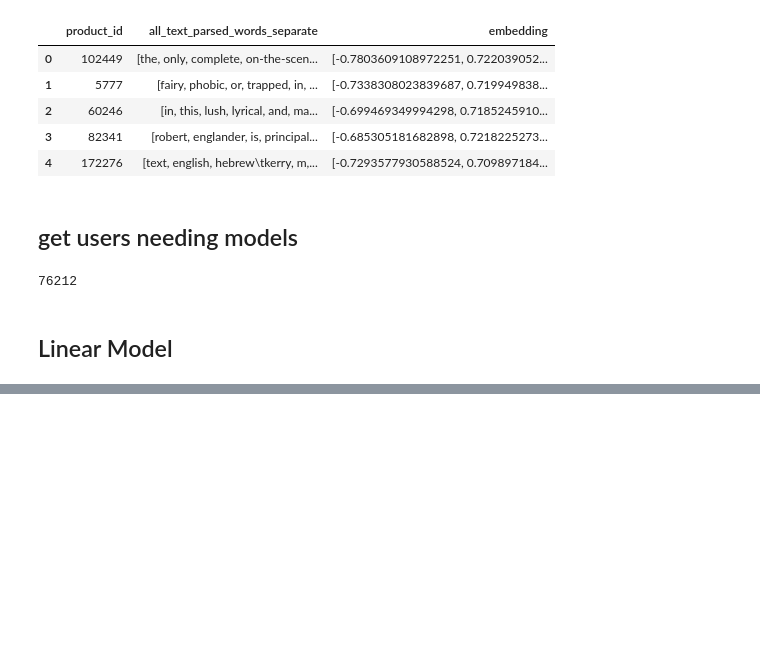
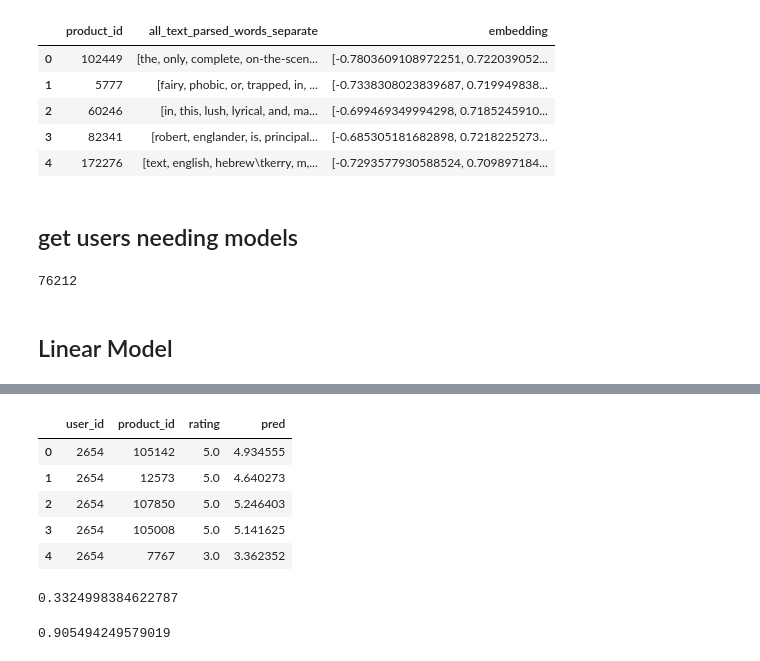
Before and after one commit to mitrydoug/cs224u, a Jupyter notebook: nlu/NLU train models over trained gloves.ipynb, the cells around one changed output, grey strips where cells are left out. Drawn from its saved outputs; the diff is of its cells as text; code cells hidden in the pictures; blank space fills up the shorter version.

```diff
--- a/nlu/NLU train models over trained gloves.ipynb
+++ b/nlu/NLU train models over trained gloves.ipynb
@@ -218,0 +217,9 @@ print(hi)
+# %%
+results.head()
+# %% [output]
+|  | user_id | product_id | rating | pred |
+| 0 | 2654 | 105142 | 5.0 | 4.934555 |
+| 1 | 2654 | 12573 | 5.0 | 4.640273 |
+| 2 | 2654 | 107850 | 5.0 | 5.246403 |
+| 3 | 2654 | 105008 | 5.0 | 5.141625 |
+| 4 | 2654 | 7767 | 3.0 | 3.362352 |
@@ -218,0 +230,4 @@ print(hi)
+# %%
+MSE
+# %% [output]
+0.3324998384622787
@@ -218,0 +237,4 @@ print(hi)
+# %%
+accuracy(results.pred, results.rating)
+# %% [output]
+0.905494249579019
```
Also changed, not shown: parts of 7 cells of this notebook, 2 other files.
